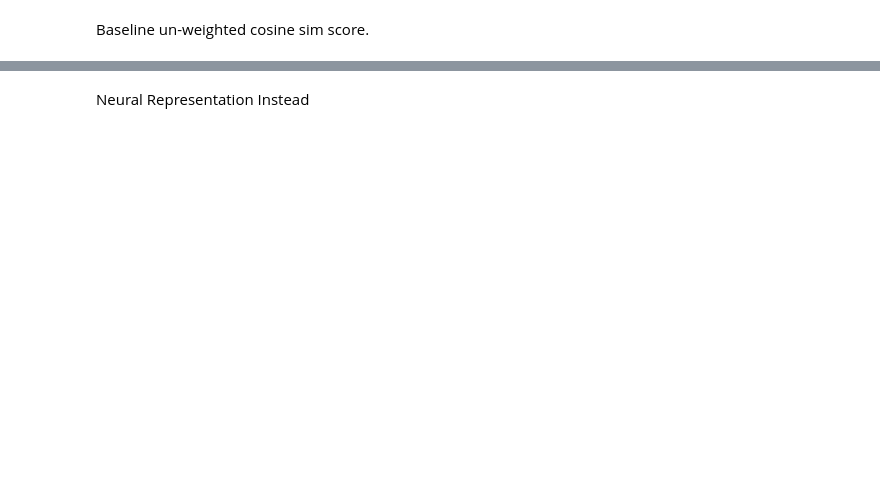
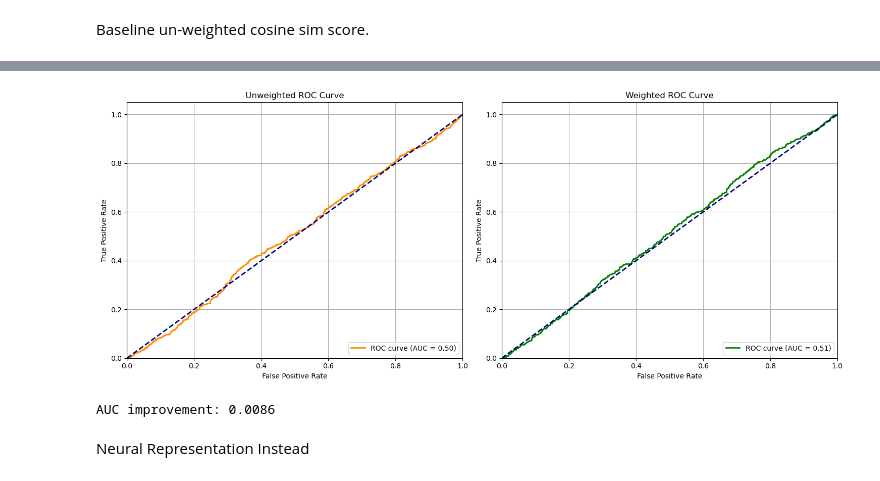
Before and after one commit to the-puzzler/simple-tuning-network-vectors-cosine, a Jupyter notebook: scripts/cosine_opt_sequence.ipynb, the cells around one changed output, grey strips where cells are left out. Drawn from its saved outputs; the diff is of its cells as text; code cells hidden in the pictures; blank space fills up the shorter version.

```diff
--- a/scripts/cosine_opt_sequence.ipynb
+++ b/scripts/cosine_opt_sequence.ipynb
@@ -652,3 +423,82 @@ Unweighted Baseline Test  - Acc: 0.5963, F1: 0.6852
+# %%
+from sklearn.metrics import roc_curve, auc
+import matplotlib.pyplot as plt
+import torch
+import numpy as np
+def plot_roc_comparison(eval_loader, learned_weights):
+    def get_predictions(dataloader, weights=None):
+        all_probs = []
+        all_labels = []
+
+        for batch in dataloader:
+            emb1 = batch['emb1']
+            emb2 = batch['emb2']
+            labels = batch['label']
+
+            if weights is not None:
+                # Apply weights
+                emb1 = emb1 * torch.from_numpy(weights)
+                emb2 = emb2 * torch.from_numpy(weights)
+
+            # Compute cosine similarity
+            cos_sim = nn.functional.cosine_similarity(emb1, emb2, dim=1)
+            probs = torch.sigmoid(cos_sim).cpu().numpy()
+
+            all_probs.extend(probs)
+            all_labels.extend(labels.cpu().numpy())
+
+        return np.array(all_probs), np.array(all_labels)
+
+    # Get predictions for both weighted and unweighted
+    weighted_probs, true_labels = get_predictions(eval_loader, learned_weights)
+    unweighted_probs, _ = get_predictions(eval_loader)
+
+    # Calculate ROC curves
+    fpr_weighted, tpr_weighted, _ = roc_curve(true_labels, weighted_probs)
+    fpr_unweighted, tpr_unweighted, _ = roc_curve(true_labels, unweighted_probs)
+
+    roc_auc_weighted = auc(fpr_weighted, tpr_weighted)
+    roc_auc_unweighted = auc(fpr_unweighted, tpr_unweighted)
+
+    # Create side-by-side plots
+    fig, (ax1, ax2) = plt.subplots(1, 2, figsize=(15, 6))
+
+    # Plot unweighted ROC
+    ax1.plot(fpr_unweighted, tpr_unweighted, color='darkorange', lw=2,
+             label=f'ROC curve (AUC = {roc_auc_unweighted:.2f})')
+    ax1.plot([0, 1], [0, 1], color='navy', lw=2, linestyle='--')
+    ax1.set_xlim([0.0, 1.0])
+    ax1.set_ylim([0.0, 1.05])
+    ax1.set_xlabel('False Positive Rate')
+    ax1.set_ylabel('True Positive Rate')
+    ax1.set_title('Unweighted ROC Curve')
+    ax1.legend(loc="lower right")
+    ax1.grid(True)
+
+    # Plot weighted ROC
+    ax2.plot(fpr_weighted, tpr_weighted, color='green', lw=2,
+             label=f'ROC curve (AUC = {roc_auc_weighted:.2f})')
+    ax2.plot([0, 1], [0, 1], color='navy', lw=2, linestyle='--')
+    ax2.set_xlim([0.0, 1.0])
+    ax2.set_ylim([0.0, 1.05])
+    ax2.set_xlabel('False Positive Rate')
+    ax2.set_ylabel('True Positive Rate')
+    ax2.set_title('Weighted ROC Curve')
+    ax2.legend(loc="lower right")
+    ax2.grid(True)
+
+    plt.tight_layout()
+    plt.show()
+
+    return roc_auc_unweighted, roc_auc_weighted
+
+# Usage:
+learned_weights = model.weights.detach().numpy()
+unweighted_auc, weighted_auc = plot_roc_comparison(eval_loader, learned_weights)
+print(f'AUC improvement: {weighted_auc - unweighted_auc:.4f}')
+# %% [output]
+[figure, added]
+AUC improvement: 0.0086
 # %% [markdown]
 Neural Representation Instead
 # %%
```
Also changed, not shown: parts of 19 cells of this notebook, 4 other files.
